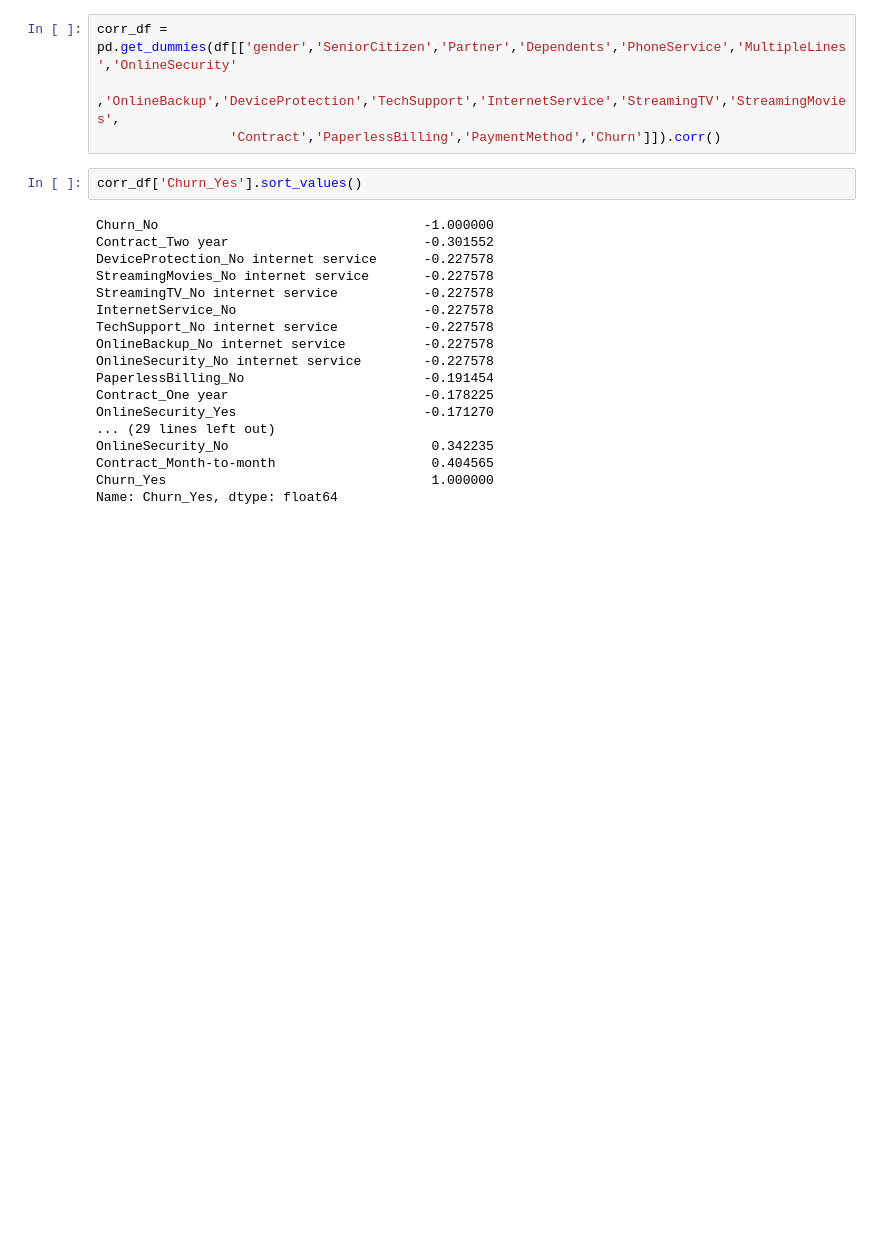
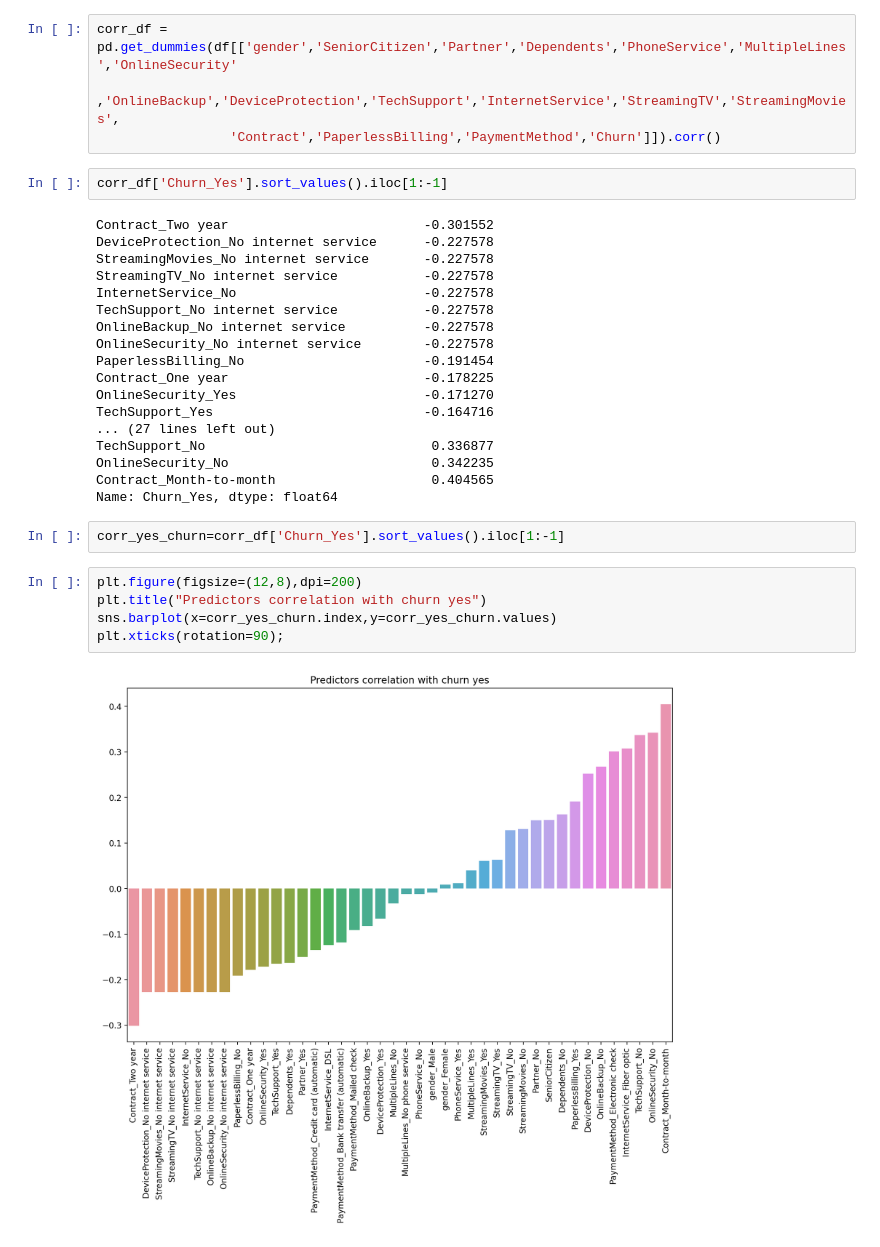
Before and after one commit to proton029/Phone_churn_dataset_project, a Jupyter notebook: Telco_customer_churn.ipynb, the cells around one changed output. Drawn from its saved outputs; the diff is of its cells as text; blank space fills up the shorter version.

```diff
--- a/Telco_customer_churn.ipynb
+++ b/Telco_customer_churn.ipynb
@@ -123,9 +122,8 @@ corr_df = pd.get_dummies(df[['gender','SeniorCitizen','Partner','Dependents','Ph
                   ,'OnlineBackup','DeviceProtection','TechSupport','InternetService','StreamingTV','StreamingMovies',
                  'Contract','PaperlessBilling','PaymentMethod','Churn']]).corr()
 # %%
-corr_df['Churn_Yes'].sort_values()
+corr_df['Churn_Yes'].sort_values().iloc[1:-1]
 # %% [output]
-Churn_No                                  -1.000000
 Contract_Two year                         -0.301552
 DeviceProtection_No internet service      -0.227578
 StreamingMovies_No internet service       -0.227578
@@ -137,8 +135,18 @@ OnlineSecurity_No internet service        -0.227578
 PaperlessBilling_No                       -0.191454
 Contract_One year                         -0.178225
 OnlineSecurity_Yes                        -0.171270
-... (29 lines left out)
+TechSupport_Yes                           -0.164716
+... (27 lines left out)
+TechSupport_No                             0.336877
 OnlineSecurity_No                          0.342235
 Contract_Month-to-month                    0.404565
-Churn_Yes                                  1.000000
 Name: Churn_Yes, dtype: float64
+# %%
+corr_yes_churn=corr_df['Churn_Yes'].sort_values().iloc[1:-1]
+# %%
+plt.figure(figsize=(12,8),dpi=200)
+plt.title("Predictors correlation with churn yes")
+sns.barplot(x=corr_yes_churn.index,y=corr_yes_churn.values)
+plt.xticks(rotation=90);
+# %% [output]
+[figure, added]
```
Also changed, not shown: parts of 1 cell of this notebook.
